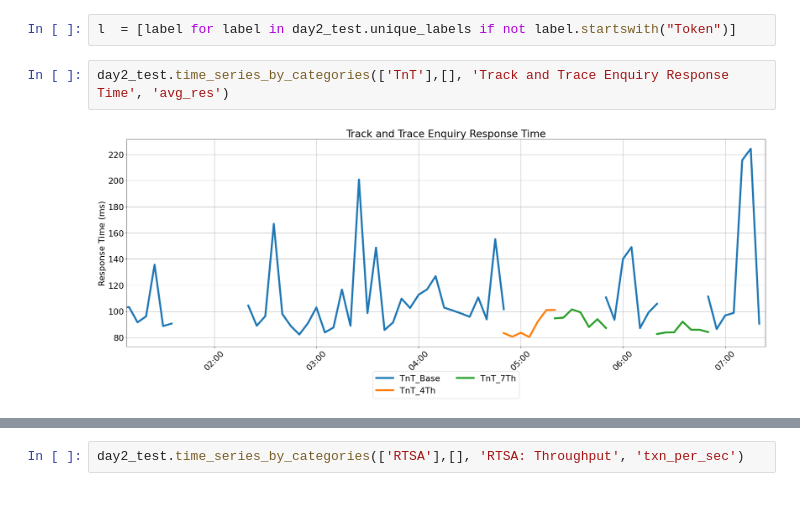
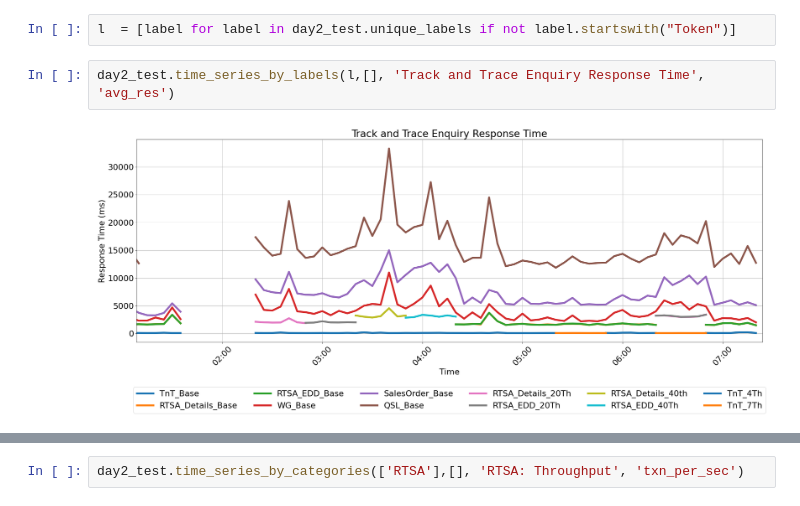
Before and after one commit to jakparker/PerfTestingVisualization, a Jupyter notebook: Day2 vis.ipynb, the cells around one changed output, grey strips where cells are left out. Drawn from its saved outputs; the diff is of its cells as text.

```diff
--- a/Day2 vis.ipynb
+++ b/Day2 vis.ipynb
@@ -221,9 +218,9 @@ Segment: 11
 # %%
 l  = [label for label in day2_test.unique_labels if not label.startswith("Token")]
 # %%
-day2_test.time_series_by_categories(['TnT'],[], 'Track and Trace Enquiry Response Time', 'avg_res')
+day2_test.time_series_by_labels(l,[], 'Track and Trace Enquiry Response Time', 'avg_res')
 # %% [output]
-[figure, old version]
+[figure, new version]
 # %%
 day2_test.time_series_by_categories(['RTSA'],[], 'RTSA: Response Time', 'avg_res')
 # %% [output]
```
Also changed, not shown: parts of 2 cells of this notebook, 8 other files.
